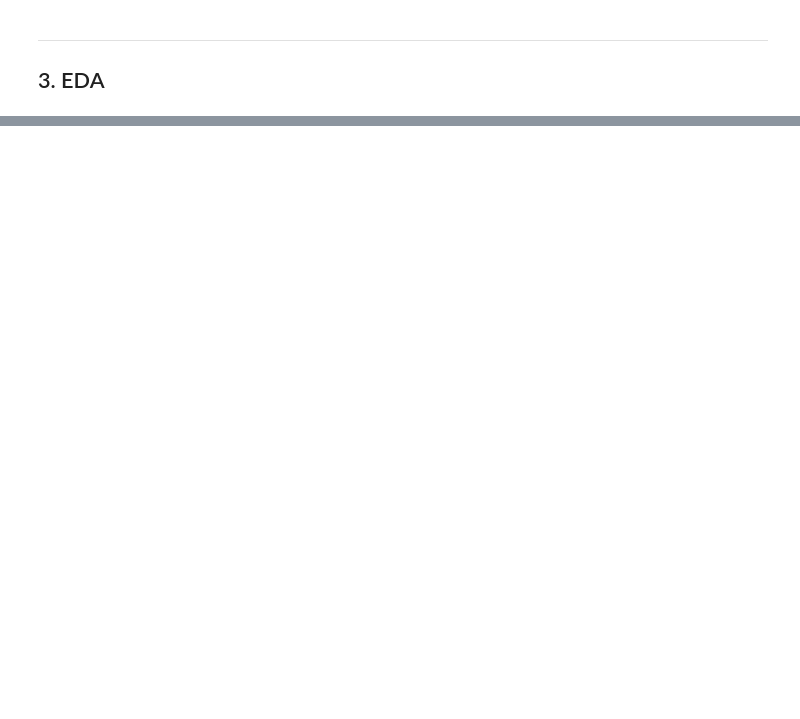
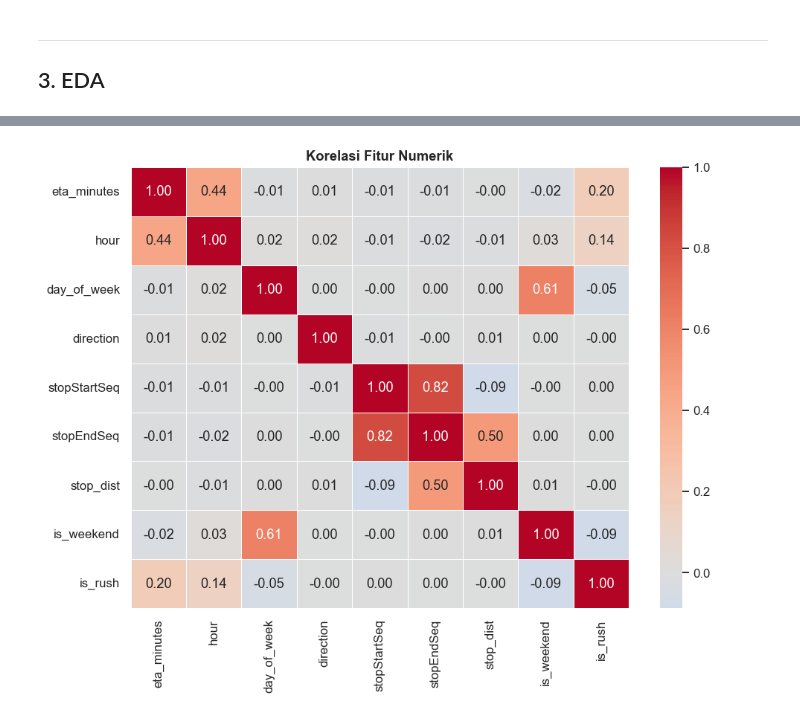
Before and after one commit to owenputra6/Transjakarta-Smart-Transit-Allocation-Prediction, a Jupyter notebook: Notebook - FeederBus allocation training/eta_prediction.ipynb, the cells around one changed output, grey strips where cells are left out. Drawn from its saved outputs; the diff is of its cells as text; code cells hidden in the pictures; blank space fills up the shorter version.

```diff
--- a/Notebook - FeederBus allocation training/eta_prediction.ipynb
+++ b/Notebook - FeederBus allocation training/eta_prediction.ipynb
@@ -29,8 +64,8 @@ print('Libraries loaded ✅')
 ---
 ## 1. Load & Merge Data
 # %%
-besar = pd.read_csv('bus_besar_all.csv')
-kecil = pd.read_csv('bus_kecil_all.csv')
+besar = pd.read_csv(BIG_BUS_CSV)
+kecil = pd.read_csv(SMALL_BUS_CSV)
 
 besar['bus_type'] = 'besar'
 kecil['bus_type'] = 'kecil'
@@ -44,20 +88,26 @@ df.head(3)
 ---
 ## 2. Feature Engineering
 # %%
-# Parse timestamps
 df['tapInTime']  = pd.to_datetime(df['tapInTime'],  errors='coerce')
 df['tapOutTime'] = pd.to_datetime(df['tapOutTime'], errors='coerce')
 
-# Target: ETA dalam menit
+# Target
 df['eta_minutes'] = (df['tapOutTime'] - df['tapInTime']).dt.total_seconds() / 60
 
-# Time features dari tapInTime
+# Time features
 df['hour']        = df['tapInTime'].dt.hour
-df['day_of_week'] = df['tapInTime'].dt.dayofweek   # 0=Senin, 6=Minggu
+df['day_of_week'] = df['tapInTime'].dt.dayofweek
 df['is_weekend']  = (df['day_of_week'] >= 5).astype(int)
+df['month']       = df['tapInTime'].dt.month
 
-# Stop sequence distance
+# Stop distance
 df['stop_dist'] = (df['stopEndSeq'] - df['stopStartSeq']).abs()
+
+# Rush hour proxy
+df['is_rush'] = df['hour'].apply(lambda h: 1 if (7 <= h <= 9) or (17 <= h <= 19) else 0)
+
+# Bus type binary (no label encoder)
+df['bus_type_enc'] = (df['bus_type'] == 'besar').astype(int)
 
 print('ETA stats (menit):')
 print(df['eta_minutes'].describe().round(2))
@@ -64,8 +125,7 @@ print(df['eta_minutes'].describe().round(2))
 # %%
-# Drop baris yang tidak punya tapOutTime / eta negatif / outlier ekstrem
 before = len(df)
-df = df.dropna(subset=['tapOutTime', 'tapInStops', 'tapOutStops', 'stopEndSeq'])
+df = df.dropna(subset=['tapOutTime', 'tapInStops', 'tapOutStops', 'stopEndSeq', 'corridorID'])
 df = df[df['eta_minutes'] > 0]
-df = df[df['eta_minutes'] <= 180]   # cap 3 jam – outlier transport aneh
+df = df[df['eta_minutes'] <= 180]
 after = len(df)
 print(f'Rows setelah cleaning: {after:,}  (dihapus {before-after:,})')
@@ -383,0 +217,12 @@ print(f'Tap Out Stop  : {sample_tapOutStops}')
+# %%
+# 3.6 Korelasi numerik
+num_cols = ['eta_minutes','hour','day_of_week','direction','stopStartSeq',
+            'stopEndSeq','stop_dist','is_weekend','is_rush']
+corr = df[num_cols].corr()
+fig, ax = plt.subplots(figsize=(9, 7))
+sns.heatmap(corr, annot=True, fmt='.2f', cmap='coolwarm', center=0, ax=ax, linewidths=0.5)
+ax.set_title('Korelasi Fitur Numerik', fontweight='bold')
+plt.tight_layout()
+plt.show()
+# %% [output]
+[figure, added]
```
Also changed, not shown: parts of 62 cells of this notebook.
